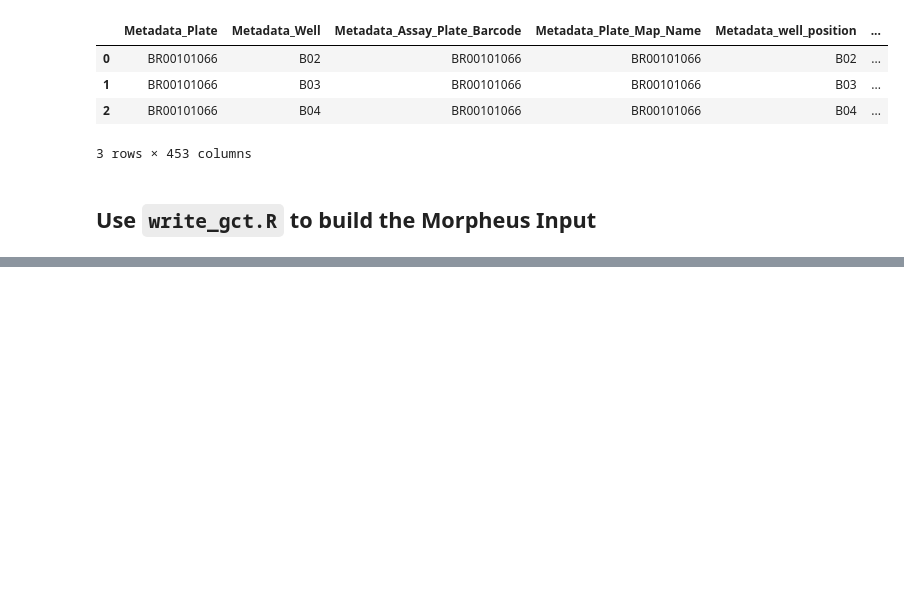
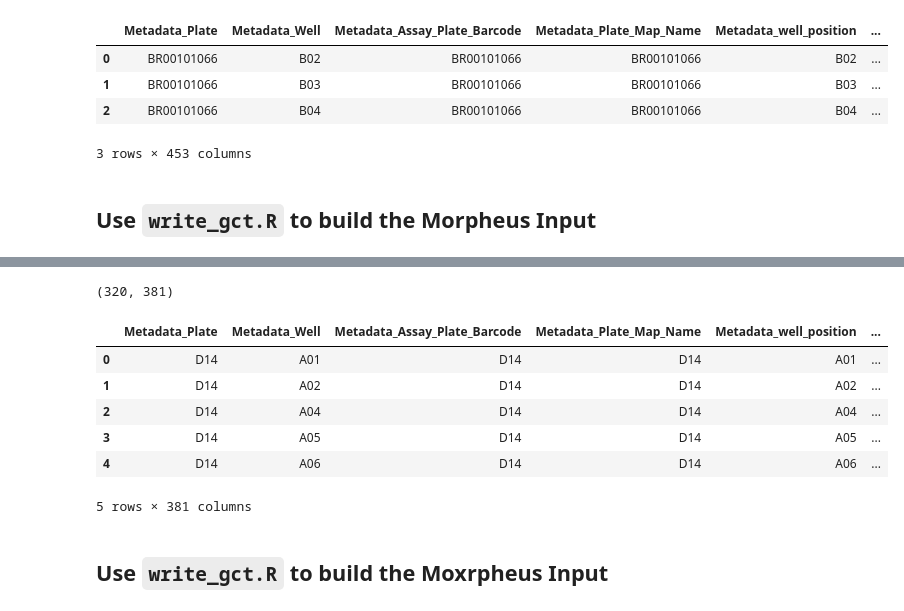
Before and after one commit to broadinstitute/2018_04_12_T2D_V2F_Saadat_Broad, a Jupyter notebook: build-morpheus-gct.ipynb, the cells around one changed output, grey strips where cells are left out. Cells and saved outputs as stored; diff of their text form; code cells hidden in the pictures; blank space fills up the shorter version.

```diff
--- a/build-morpheus-gct.ipynb
+++ b/build-morpheus-gct.ipynb
@@ -244,0 +247,16 @@ write_gct(x = cp_collapse_df,
+# %%
+batch_id = "2019_08_06_Batch3"
+backend_dir = os.path.join("..", "..", "backend", batch_id)
+
+plate_dirs = [os.path.join(backend_dir, x) for x in os.listdir(backend_dir)]
+# %%
+# Build full cell painting dataset
+df_list = []
+for plate_dir in plate_dirs:
+    plate_files = os.listdir(plate_dir)
+    for plate_file in plate_files:
+        if "normalized_variable_selected.csv" in plate_file:
+            plate_file = os.path.join(plate_dir, plate_file)
+            df = pd.read_csv(plate_file)
+            print("reading {} with profile count: {}".format(plate_file, df.shape[0]))
+            df_list.append(df)
@@ -244,0 +268,16 @@ write_gct(x = cp_collapse_df,
+# %%
+# Combine into a single file
+cp_df = pd.concat(df_list).reset_index(drop=True)
+cp_df.Metadata_diff_day = cp_df.Metadata_diff_day.astype(str)
+
+print(cp_df.shape)
+cp_df.head()
+# %% [output]
+(320, 381)
+|  | Metadata_Plate | Metadata_Well | Metadata_Assay_Plate_Barcode | Metadata_Plate_Map_Name | Metadata_well_position | ... |
+| 0 | D14 | A01 | D14 | D14 | A01 | ... |
+| 1 | D14 | A02 | D14 | D14 | A02 | ... |
+| 2 | D14 | A04 | D14 | D14 | A04 | ... |
+| 3 | D14 | A05 | D14 | D14 | A05 | ... |
+| 4 | D14 | A06 | D14 | D14 | A06 | ... |
+5 rows × 381 columns
@@ -244,0 +296,2 @@ write_gct(x = cp_collapse_df,
+# %% [markdown]
+## Use `write_gct.R` to build the Moxrpheus Input
```
Also changed, not shown: parts of 6 cells of this notebook, 18 other files.
